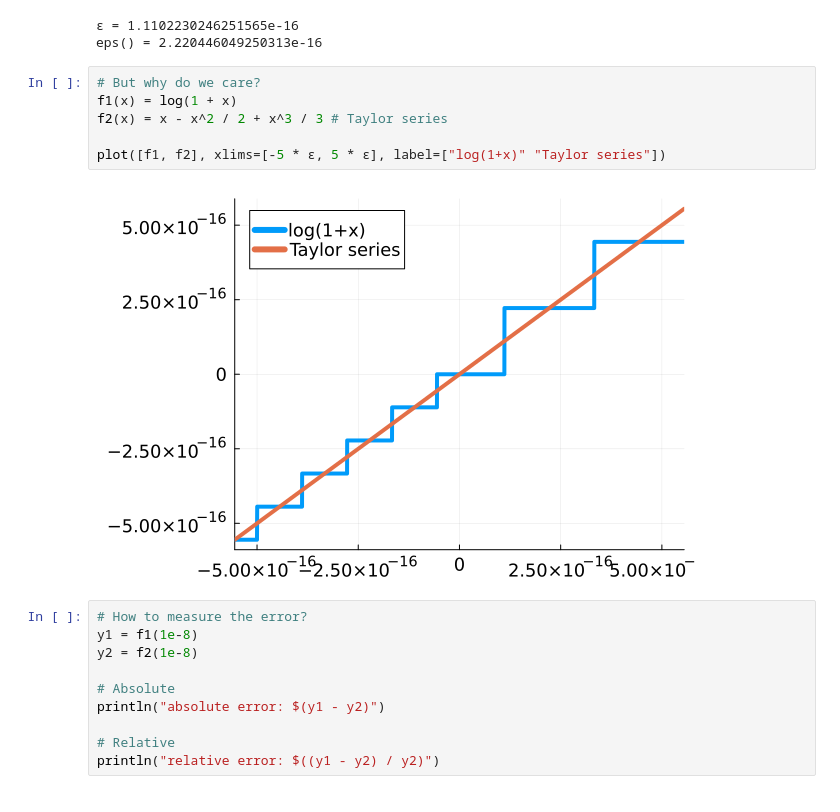
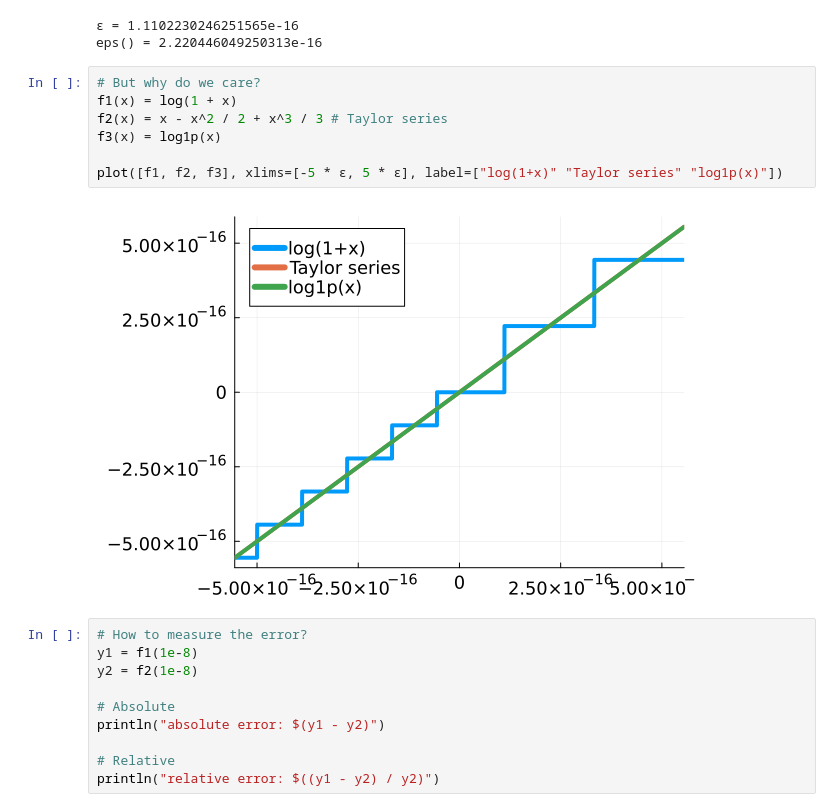
Before and after one commit to jeremylt/csci-3656-fall-2025, a Jupyter notebook: source/notebooks/2025-08-25-Functions.ipynb, the cells around one changed output. Saved outputs shown, nothing was run; the diff lists cells and outputs as text.

```diff
--- a/source/notebooks/2025-08-25-Functions.ipynb
+++ b/source/notebooks/2025-08-25-Functions.ipynb
@@ -259,11 +266,12 @@ eps() = 2.220446049250313e-16
 # %%
 # But why do we care?
 f1(x) = log(1 + x)
 f2(x) = x - x^2 / 2 + x^3 / 3 # Taylor series
+f3(x) = log1p(x)
 
-plot([f1, f2], xlims=[-5 * ϵ, 5 * ϵ], label=["log(1+x)" "Taylor series"])
+plot([f1, f2, f3], xlims=[-5 * ϵ, 5 * ϵ], label=["log(1+x)" "Taylor series" "log1p(x)"])
 # %% [output]
-[figure, old version]
+[figure, new version]
 # %%
 # How to measure the error?
 y1 = f1(1e-8)
```
Also changed, not shown: parts of 3 cells of this notebook, 2 other files.
